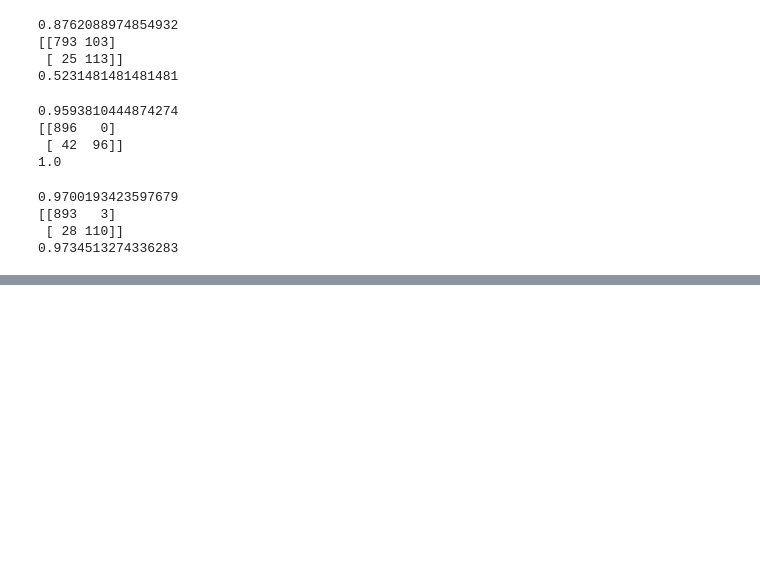
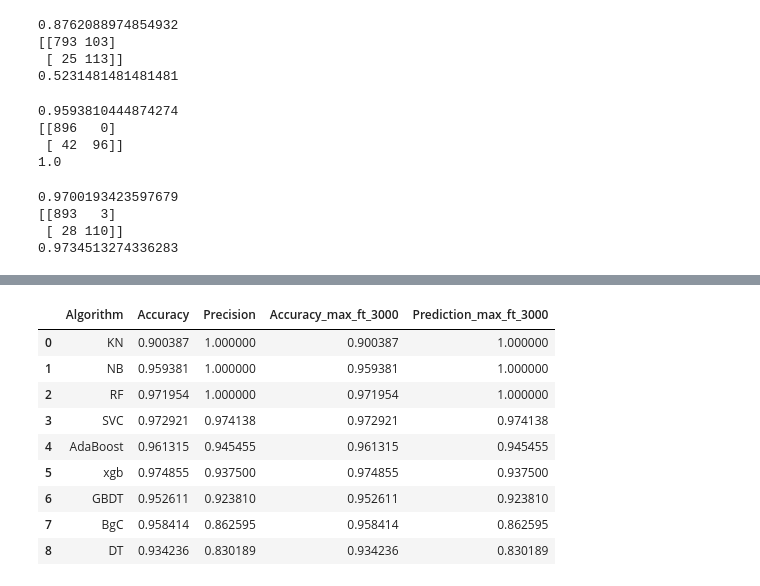
Before and after one commit to Kaustubh8856/SpamDetection, a Jupyter notebook: sms-spam-detection.ipynb, the cells around one changed output, grey strips where cells are left out. Drawn from its saved outputs; the diff is of its cells as text; code cells hidden in the pictures; blank space fills up the shorter version.

Commit message:
checking accuracy

```diff
--- a/sms-spam-detection.ipynb
+++ b/sms-spam-detection.ipynb
@@ -427,0 +428,14 @@ performance_df
+# %%
+temp_df = pd.DataFrame({"Algorithm":clfs.keys(),"Accuracy_max_ft_3000":accuracy_scores,'Prediction_max_ft_3000':precision_scores})
+performance_df.merge(temp_df,on="Algorithm")
+# %% [output]
+|  | Algorithm | Accuracy | Precision | Accuracy_max_ft_3000 | Prediction_max_ft_3000 |
+| 0 | KN | 0.900387 | 1.000000 | 0.900387 | 1.000000 |
+| 1 | NB | 0.959381 | 1.000000 | 0.959381 | 1.000000 |
+| 2 | RF | 0.971954 | 1.000000 | 0.971954 | 1.000000 |
+| 3 | SVC | 0.972921 | 0.974138 | 0.972921 | 0.974138 |
+| 4 | AdaBoost | 0.961315 | 0.945455 | 0.961315 | 0.945455 |
+| 5 | xgb | 0.974855 | 0.937500 | 0.974855 | 0.937500 |
+| 6 | GBDT | 0.952611 | 0.923810 | 0.952611 | 0.923810 |
+| 7 | BgC | 0.958414 | 0.862595 | 0.958414 | 0.862595 |
+| 8 | DT | 0.934236 | 0.830189 | 0.934236 | 0.830189 |
```
Also changed, not shown: parts of 5 cells of this notebook.
